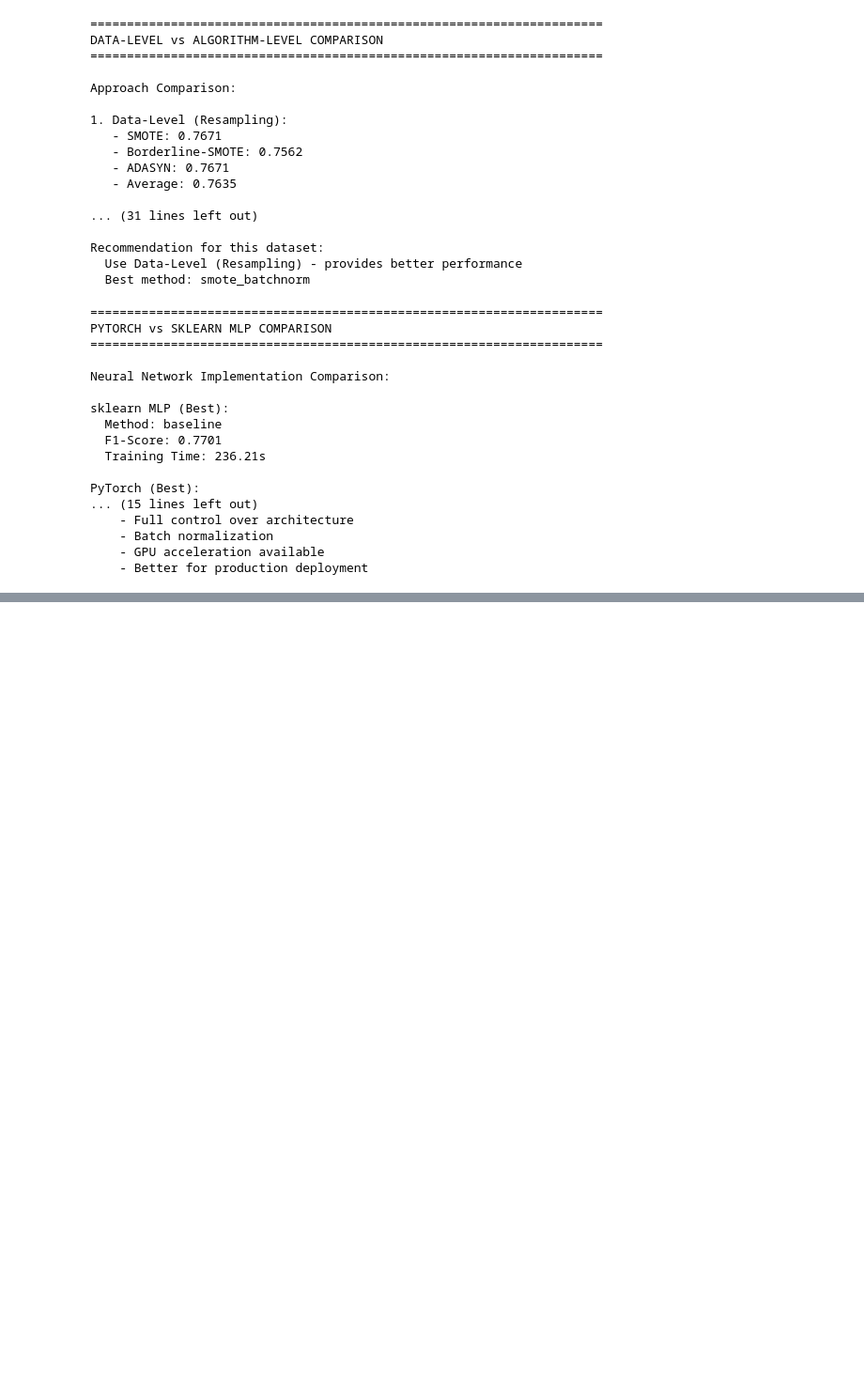
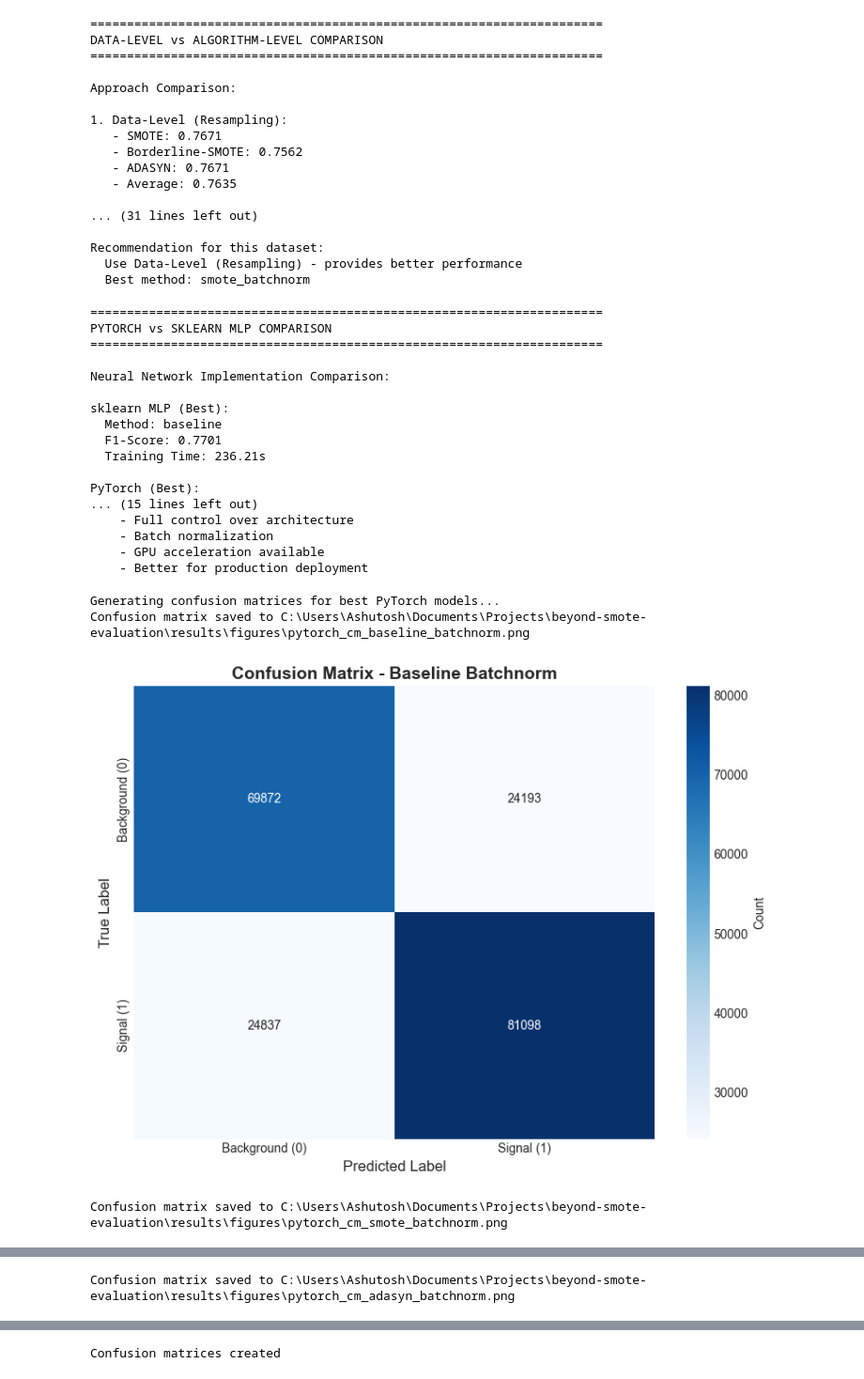
Before and after one commit to ashu-tagore/beyond_smote_evaluation, a Jupyter notebook: notebooks/05_Pytorch_Models.ipynb, the cells around one changed output, grey strips where cells are left out. Shown: that part at 94% size. Saved outputs shown, nothing was run; the diff lists cells and outputs as text; code cells hidden in the pictures; blank space fills up the shorter version.

Commit message:
feat: Completed deep learning analysis with visualizations and models

```diff
--- a/notebooks/05_Pytorch_Models.ipynb
+++ b/notebooks/05_Pytorch_Models.ipynb
@@ -998,3 +998,37 @@ PyTorch (Best):
     - Batch normalization
     - GPU acceleration available
     - Better for production deployment
+# %%
+# Cell 15: Creating Confusion Matrices for Best Models
+# Visualizing classification errors for top performers
+# Confusion matrices for best PyTorch configurations
+
+print("Generating confusion matrices for best PyTorch models...")
+
+# Getting top 3 experiments
+top_3_exps = pytorch_df.head(3)['Experiment'].values
+
+for exp_display_name in top_3_exps:
+    # Finding matching experiment in results
+    exp_key = exp_display_name.lower().replace(' ', '_')
+
+    if exp_key in pytorch_results:
+        results = pytorch_results[exp_key]
+        predictions = results['predictions']
+
+        # Creating confusion matrix
+        create_confusion_matrix(
+            y_true=y_test.values,
+            y_pred=predictions['y_pred'],
+            class_names=['Background (0)', 'Signal (1)'],
+            normalize=False,
+            save_path=FIGURE_OUTPUT / f'pytorch_cm_{exp_key}.png',
+            title=f'Confusion Matrix - {exp_display_name}'
+        )
+
+print("Confusion matrices created")
+# %% [output]
+Generating confusion matrices for best PyTorch models...
+Confusion matrix saved to C:\Users\Ashutosh\Documents\Projects\beyond-smote-evaluation\results\figures\pytorch_cm_baseline_batchnorm.png
+[figure, added]
+Confusion matrix saved to C:\Users\Ashutosh\Documents\Projects\beyond-smote-evaluation\results\figures\pytorch_cm_smote_batchnorm.png
@@ -1000,0 +1036 @@ PyTorch (Best):
+Confusion matrix saved to C:\Users\Ashutosh\Documents\Projects\beyond-smote-evaluation\results\figures\pytorch_cm_adasyn_batchnorm.png
@@ -1000,0 +1038 @@ PyTorch (Best):
+Confusion matrices created
```
Also changed, not shown: parts of 6 cells of this notebook, 1 other file.
